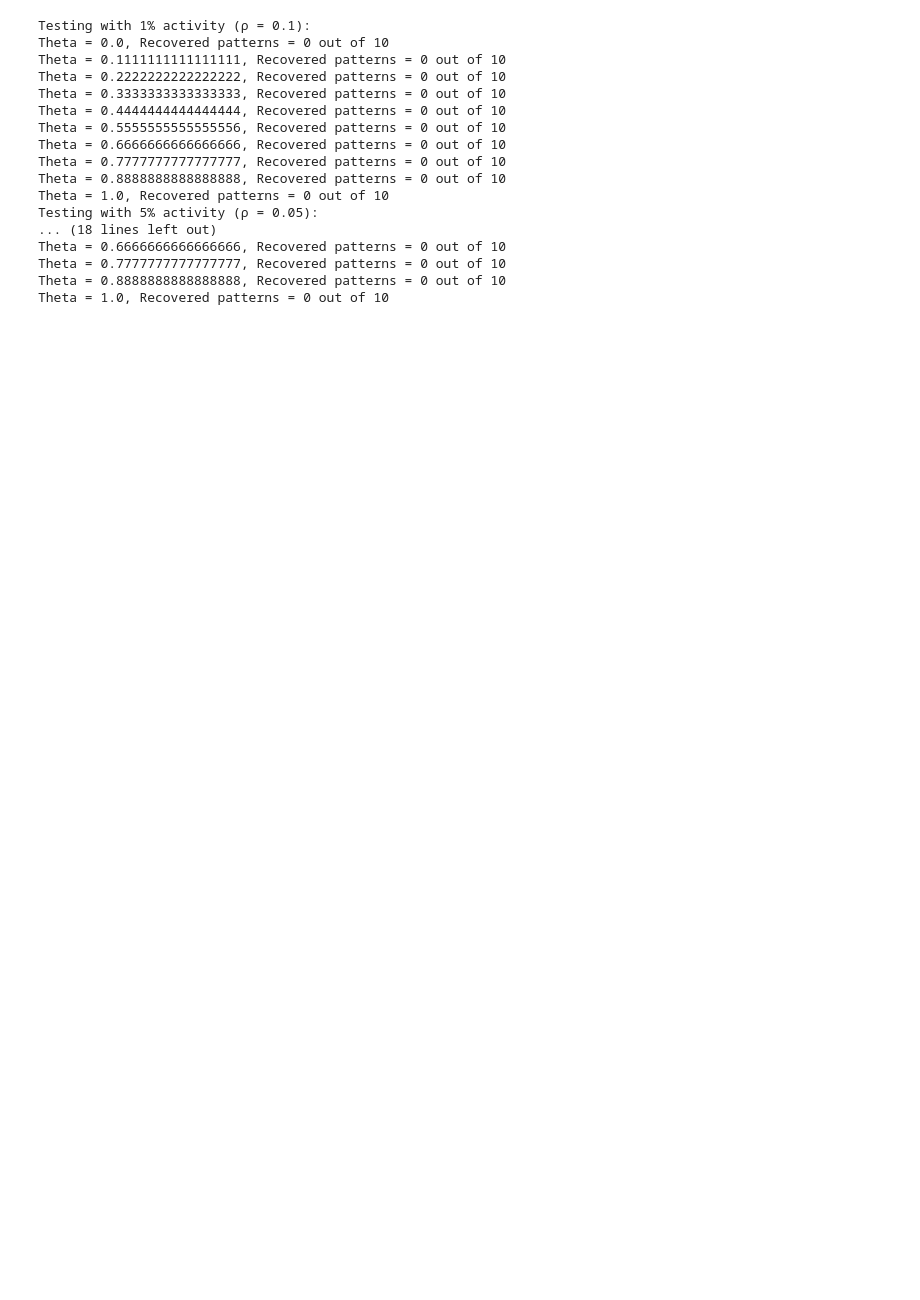
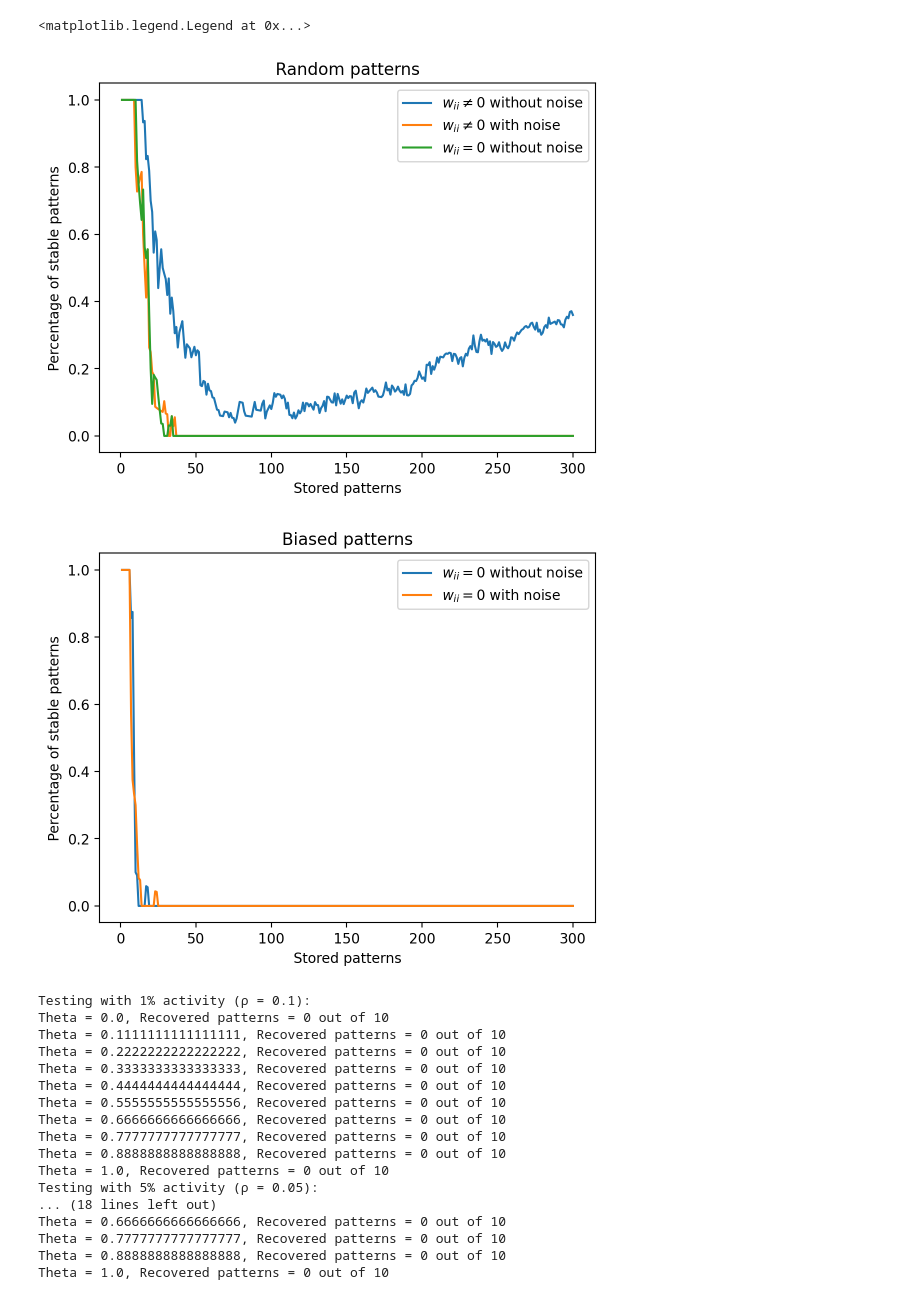
Before and after one commit to Matamattia/ANNs, a Jupyter notebook: Lab3.ipynb, the cells around one changed output. Cells and saved outputs as stored; diff of their text form; code cells hidden in the pictures; blank space fills up the shorter version.

Commit message:
Task 5 fatta

```diff
--- a/Lab3.ipynb
+++ b/Lab3.ipynb
@@ -27,9 +41,9 @@ print(W)
 # %%
-def recall (x,W):        # function that recalls a pattern given a new vector
+def recall (x,W,max_iterations=1000):        # function that recalls a pattern given a new vector
     yold=np.random.rand(x.size)
     ynew=x.copy()
     count=0
-    while(not np.array_equal(ynew,yold) and count <1000):  #iterazione fino a convergenza o fino a 1000 se non dovesse convergere
+    while(not np.array_equal(ynew,yold) and count <max_iterations):  #iterazione fino a convergenza o fino a 1000 se non dovesse convergere
         yold=ynew.copy()
         ynew=np.sign(W @ yold.T)
         count+=1
@@ -304,0 +468,65 @@ plot_bit_accuracy(noise_levels * 100, bit_accuracy_p3_multiple_steps, 'p3', 5, p
+# %%
+#Task 5 4-5-6-7
+np.random.seed(21)
+patterns= np.sign(np.random.randn(300,100))
+noisy_patterns=[]
+for i in range(300):
+     noisy_patterns.append(add_noise(patterns[i],0.1))
+W=np.zeros((100,100))
+stable_patterns=[]
+for i in range(300):
+    W=add_pattern(patterns[i],W)
+    stable_patterns.append(recalled_patterns(patterns[0:i+1],patterns[0:i+1],W,1)/(i+1))
+patterns_number=np.array(range(300))+1
+print(patterns_number)
+print(stable_patterns)
+plt.plot(patterns_number,np.array(stable_patterns),label=r'$w_{ii} \neq 0$ without noise')
+plt.title("Random patterns")
+plt.xlabel("Stored patterns")
+plt.ylabel("Percentage of stable patterns")
+W=np.zeros((100,100))
+stable_patterns=[]
+for i in range(300):
+    W=add_pattern(patterns[i],W)
+    stable_patterns.append(recalled_patterns(patterns[0:i+1],noisy_patterns[0:i+1],W,1)/(i+1))
+plt.plot(patterns_number,np.array(stable_patterns),label=r'$w_{ii} \neq 0$ with noise')
+W=np.zeros((100,100))
+stable_patterns=[]
+for i in range(300):
+    W=add_pattern(patterns[i],W)
+    np.fill_diagonal(W,0)
+    stable_patterns.append(recalled_patterns(patterns[0:i+1],patterns[0:i+1],W,1)/(i+1))
+plt.plot(patterns_number,np.array(stable_patterns),label=r'$w_{ii} = 0$ without noise')
+plt.xlabel("Stored patterns")
+plt.ylabel("Percentage of stable patterns")
+plt.legend()
+print(stable_patterns) #At most 10 pattern get recovered
+
+biased_patterns=np.sign(0.5+np.random.randn(300,100))
+
+noisy_patterns=[]
+for i in range(300):
+     noisy_patterns.append(add_noise(biased_patterns[i],0.1))
+W=np.zeros((100,100))
+stable_patterns=[]
+for i in range(300):
+    W=add_pattern(biased_patterns[i],W)
+    np.fill_diagonal(W,0)
+    stable_patterns.append(recalled_patterns(biased_patterns[0:i+1],biased_patterns[0:i+1],W,1)/(i+1))
+patterns_number=np.array(range(300))+1
+print(patterns_number)
+print(stable_patterns)
+plt.figure()
+plt.plot(patterns_number,np.array(stable_patterns),label=r'$w_{ii} = 0$ without noise')
+plt.title("Biased patterns")
+plt.xlabel("Stored patterns")
+plt.ylabel("Percentage of stable patterns")
+W=np.zeros((100,100))
+stable_patterns=[]
+for i in range(300):
+    W=add_pattern(biased_patterns[i],W)
+    np.fill_diagonal(W,0)
+    stable_patterns.append(recalled_patterns(biased_patterns[0:i+1],noisy_patterns[0:i+1],W,1)/(i+1))
+plt.plot(patterns_number,np.array(stable_patterns),label=r'$w_{ii} = 0$ with noise')
+plt.legend()
+# %% [output]
@@ -305,3 +550,6 @@ plot_bit_accuracy(noise_levels * 100, bit_accuracy_p3_multiple_steps, 'p3', 5, p
+<matplotlib.legend.Legend at 0x...>
+[figure, added]
+[figure, added]
 # %%
 import numpy as np
 
```
Also changed, not shown: parts of 16 cells of this notebook.
